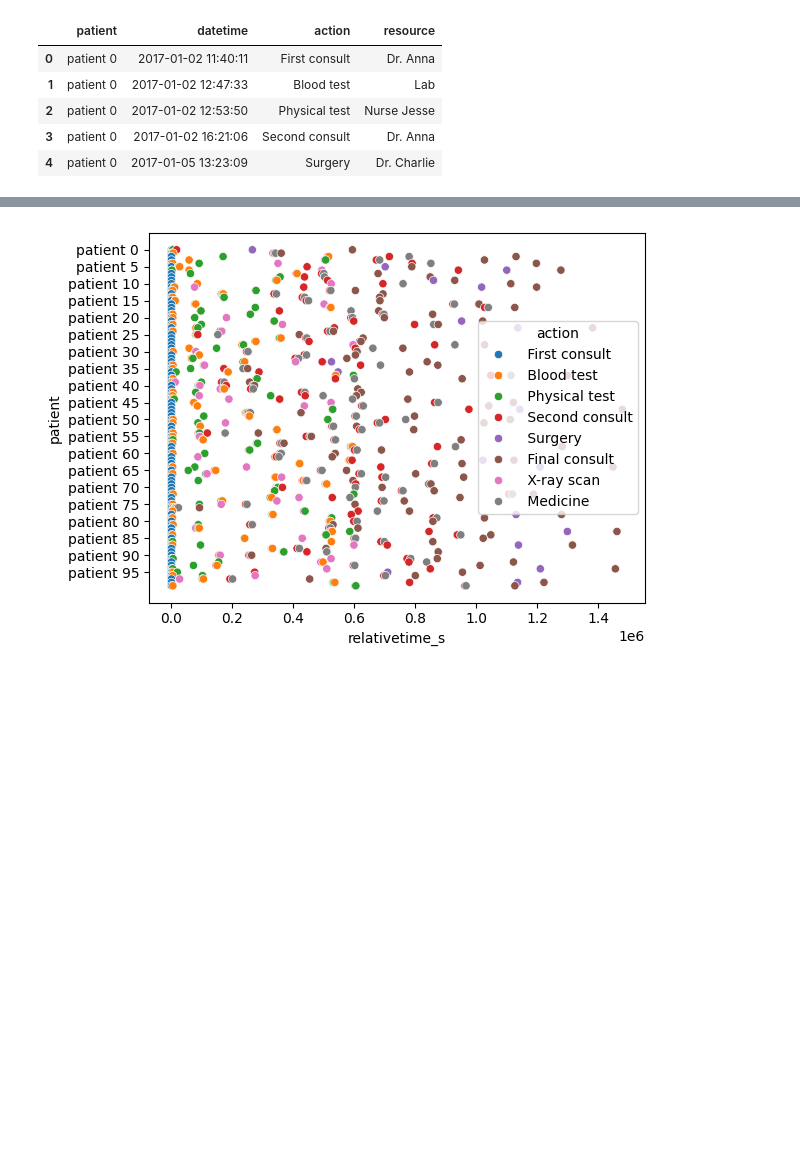
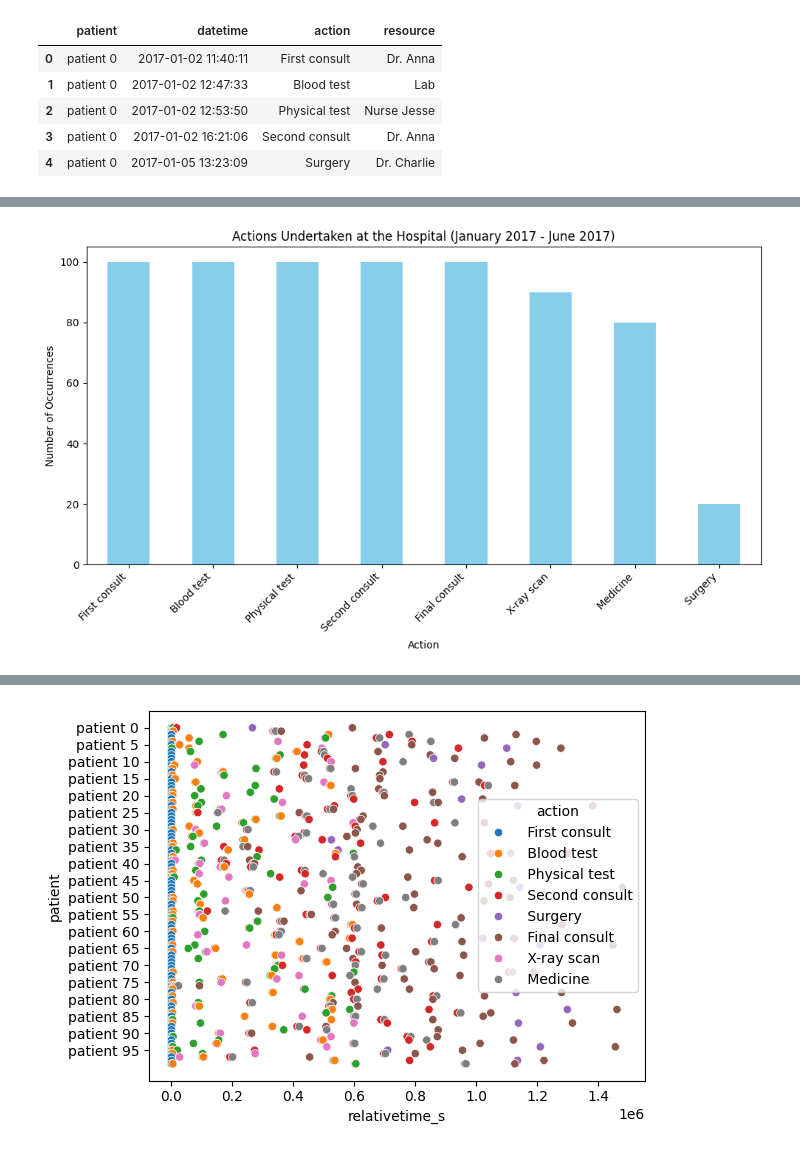
Before and after one commit to sentongo-web/FINAL-PROJECT-DATA-MINING, a Jupyter notebook: artificial_patient.ipynb, the cells around one changed output, grey strips where cells are left out. Cells and saved outputs as stored; diff of their text form; code cells hidden in the pictures; blank space fills up the shorter version.

```diff
--- a/artificial_patient.ipynb
+++ b/artificial_patient.ipynb
@@ -55,0 +114,18 @@ patients.head()
+# %%
+# Filter data for the period between January 2017 and June 2017
+filtered_df = patients[(patients['datetime'] >= '2017-01-01') & (patients['datetime'] <= '2017-06-30')]
+
+# Group by action and count occurrences
+action_counts = filtered_df['action'].value_counts()
+
+# Plot the distribution of actions
+plt.figure(figsize=(10, 6))
+action_counts.plot(kind='bar', color='skyblue')
+plt.title('Actions Undertaken at the Hospital (January 2017 - June 2017)')
+plt.xlabel('Action')
+plt.ylabel('Number of Occurrences')
+plt.xticks(rotation=45, ha='right')
+plt.tight_layout()
+plt.show()
+# %% [output]
+[figure, added]
```
Also changed, not shown: parts of 23 cells of this notebook, 1 other file.
